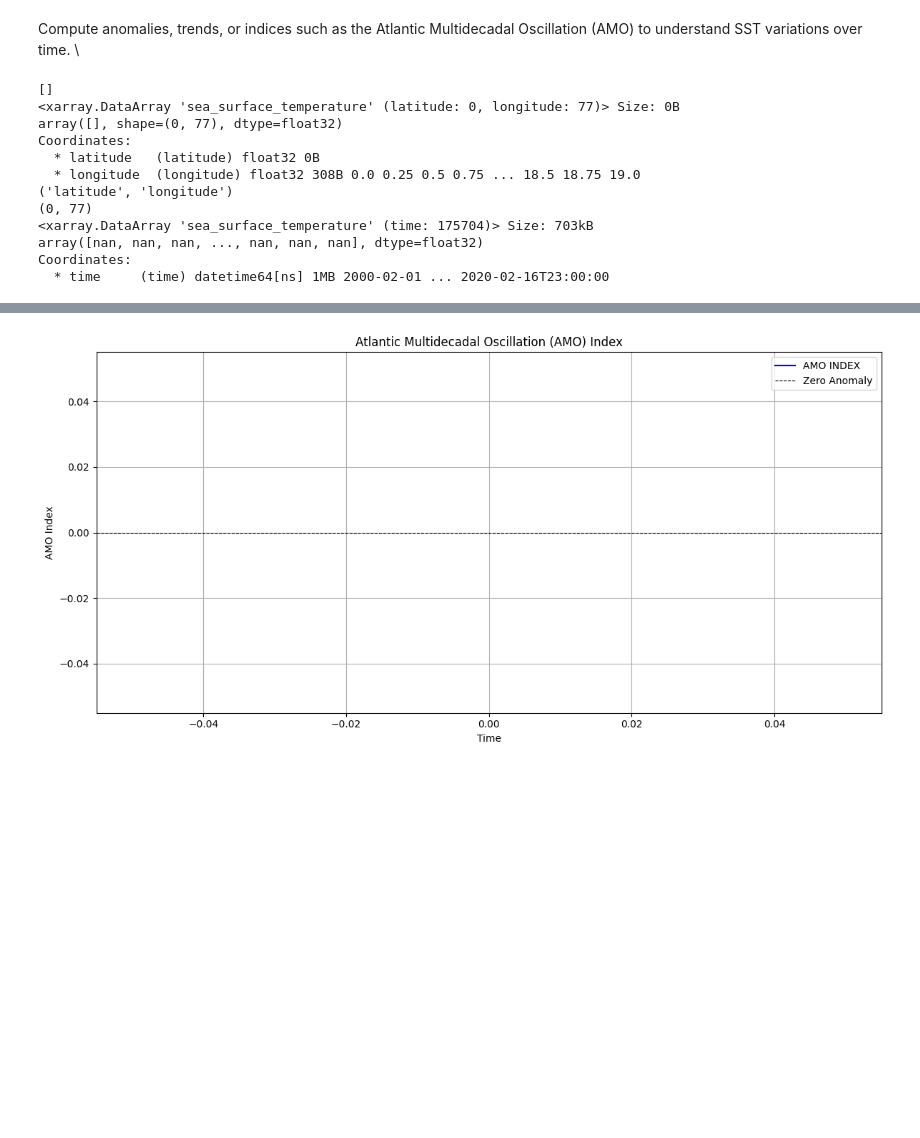
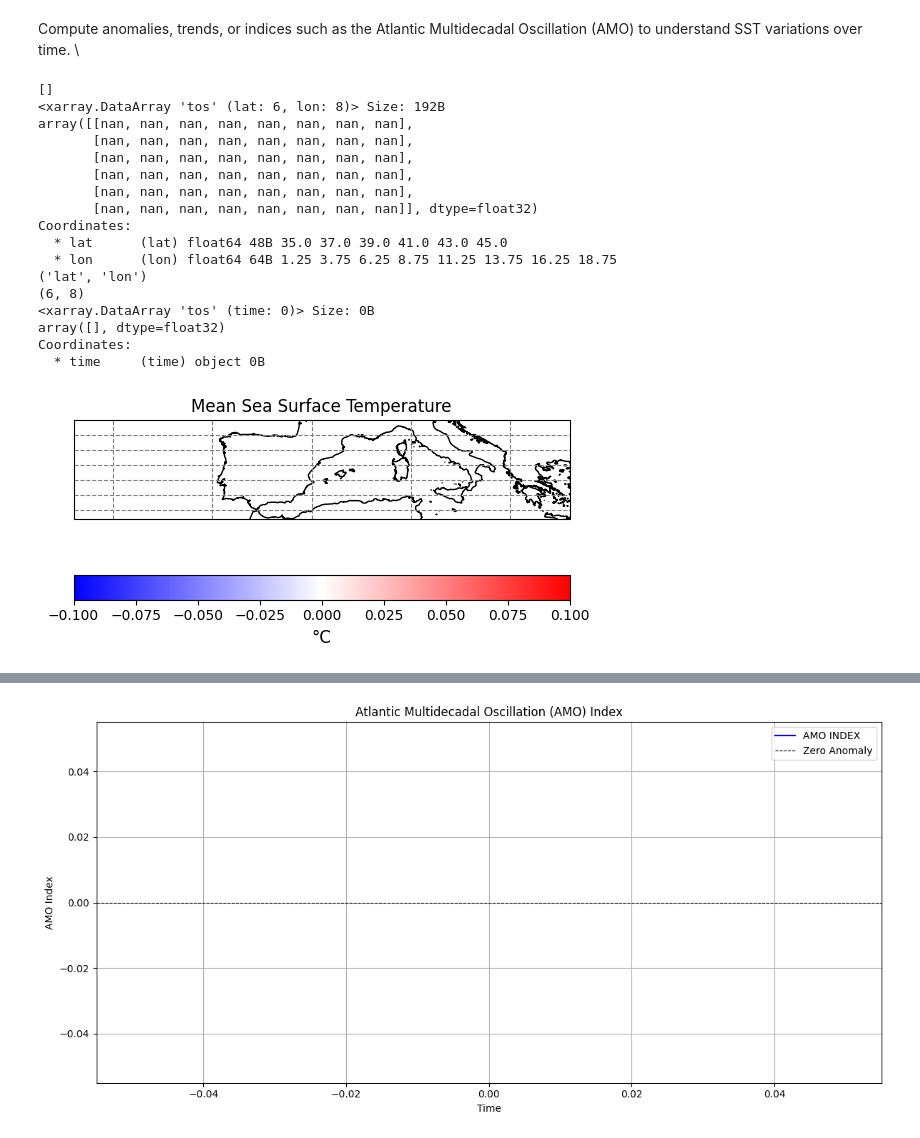
Before and after one commit to KathyBees/AI_Climate, a Jupyter notebook: drought_detection.ipynb, the cells around one changed output, grey strips where cells are left out. Cells and saved outputs as stored; diff of their text form; code cells hidden in the pictures; blank space fills up the shorter version.

Commit message:
Runs trough
Need to run on kernel of size 100gb next. Added precipitation - eva to output

```diff
--- a/drought_detection.ipynb
+++ b/drought_detection.ipynb
@@ -178,16 +182,16 @@ lon_bounds = [slice(-25, 19), slice(-20, 10)]
 era5_path = 'gs://gcp-public-data-arco-era5/ar/full_37-1h-0p25deg-chunk-1.zarr-v3'
 full_era5 = xarray.open_zarr(gcs.get_mapper(era5_path), chunks=None)
 
-start_time = '2000-02-01'
+start_time = '2020-02-01'
 end_time = '2020-02-16'
 data_inner_steps = 24  # process every 24th hour
 # %% [markdown]
 <span style="color:green"></span> Compute anomalies, trends, or indices such as the Atlantic Multidecadal Oscillation (AMO) to understand SST variations over time. \
 # %%
 # Subset the data
-sst_subset = full_era5['sea_surface_temperature'].sel(time=slice(start_time, end_time),
-                                   latitude=lat_bounds[0],
-                                   longitude=lon_bounds[0])
+sst_subset = ersst_data['tos'].sel(time=slice(start_time, end_time),
+                                   lat=lat_bounds[0],
+                                   lon=lon_bounds[0])
 print(sst_subset.values)
 
 # Calculate the climatology (mean over the period)
@@ -204,19 +208,48 @@ sst_anomalies = sst_subset - climatology
 sst_anomalies.to_netcdf('sst_anomalies.nc')
 
 # Calculate the AMO index (example)
-amo_index = sst_anomalies.mean(dim=['latitude', 'longitude'])
+amo_index = sst_anomalies.mean(dim=['lat', 'lon'])
 
 print(amo_index)
 # %% [output]
 []
-<xarray.DataArray 'sea_surface_temperature' (latitude: 0, longitude: 77)> Size: 0B
-array([], shape=(0, 77), dtype=float32)
+<xarray.DataArray 'tos' (lat: 6, lon: 8)> Size: 192B
+array([[nan, nan, nan, nan, nan, nan, nan, nan],
+       [nan, nan, nan, nan, nan, nan, nan, nan],
+       [nan, nan, nan, nan, nan, nan, nan, nan],
+       [nan, nan, nan, nan, nan, nan, nan, nan],
+       [nan, nan, nan, nan, nan, nan, nan, nan],
+       [nan, nan, nan, nan, nan, nan, nan, nan]], dtype=float32)
 Coordinates:
-  * latitude   (latitude) float32 0B
-  * longitude  (longitude) float32 308B 0.0 0.25 0.5 0.75 ... 18.5 18.75 19.0
-('latitude', 'longitude')
-(0, 77)
-<xarray.DataArray 'sea_surface_temperature' (time: 175704)> Size: 703kB
-array([nan, nan, nan, ..., nan, nan, nan], dtype=float32)
+  * lat      (lat) float64 48B 35.0 37.0 39.0 41.0 43.0 45.0
+  * lon      (lon) float64 64B 1.25 3.75 6.25 8.75 11.25 13.75 16.25 18.75
+('lat', 'lon')
+(6, 8)
+<xarray.DataArray 'tos' (time: 0)> Size: 0B
+array([], dtype=float32)
 Coordinates:
-  * time     (time) datetime64[ns] 1MB 2000-02-01 ... 2020-02-16T23:00:00
+  * time     (time) object 0B
+# %%
+region = [-24, 26, 35, 45]
+
+plt.figure()
+ax = plt.axes(projection=cartopy.crs.PlateCarree(central_longitude=0))
+ax.set_global()
+ax.set_extent(region, crs=cartopy.crs.PlateCarree())
+ax.gridlines(linestyle='--',color='gray')
+ax.coastlines()
+
+temp_cartopy = ax.pcolormesh(
+    sst_subset['lon'],
+    sst_subset['lat'],
+    climatology,
+    transform=cartopy.crs.PlateCarree(),
+    shading='auto',
+    cmap='bwr'
+)
+colorbar = plt.colorbar(temp_cartopy, ax=ax, orientation='horizontal', label='Mean Temperature')
+colorbar.set_label("°C",size=12,rotation=0)
+plt.title("Mean Sea Surface Temperature")
+plt.show()
+# %% [output]
+[figure, added]
```
Also changed, not shown: parts of 18 cells of this notebook.
